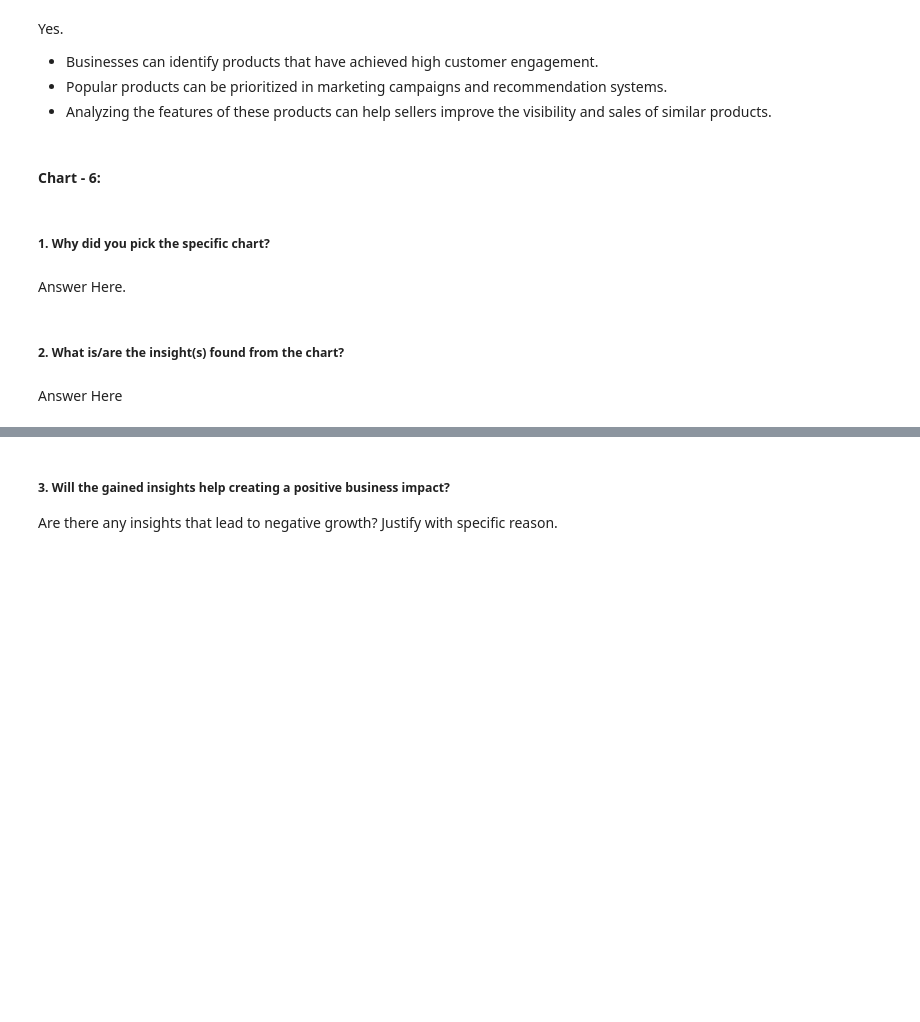
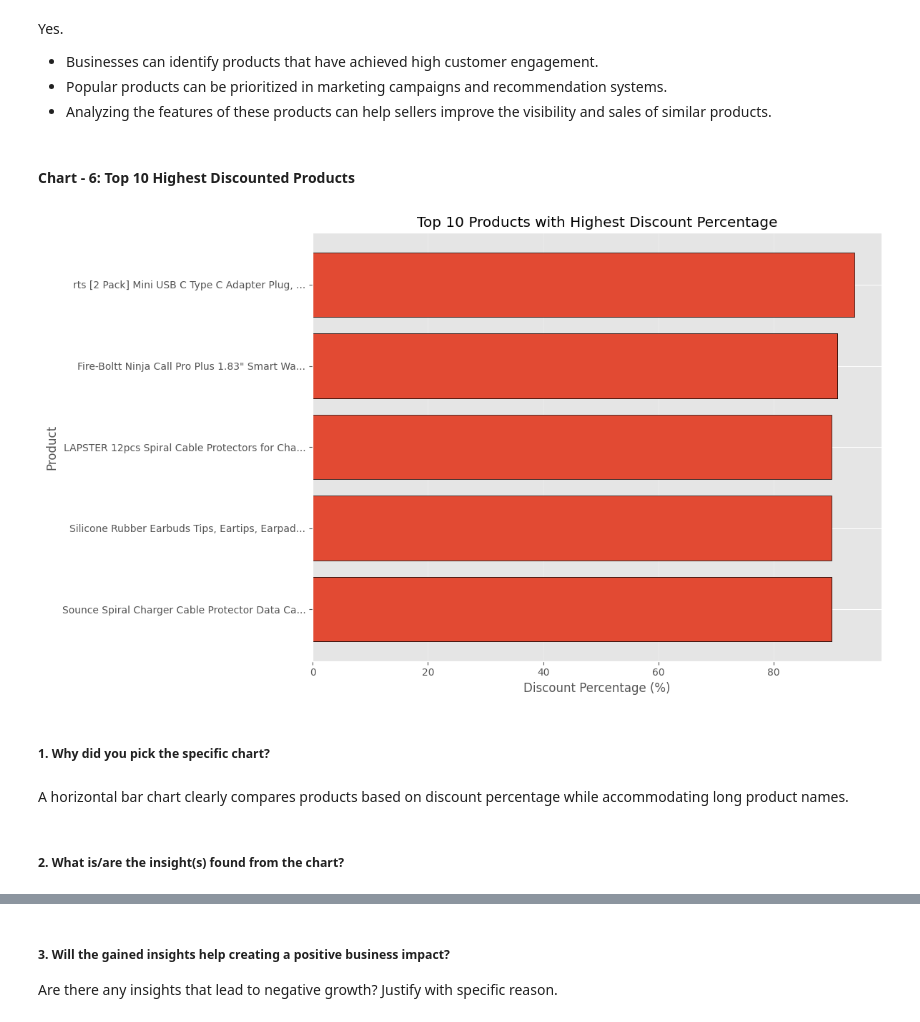
Before and after one commit to ArpitaGuniyal/Amazon-Sales-EDA, a Jupyter notebook: amazon_sales_eda.ipynb, the cells around one changed output, grey strips where cells are left out. Drawn from its saved outputs; the diff is of its cells as text; code cells hidden in the pictures; blank space fills up the shorter version.

Commit message:
Complete univariate analysis (Charts 6–10)

```diff
--- a/amazon_sales_eda.ipynb
+++ b/amazon_sales_eda.ipynb
@@ -562,4 +618,4 @@ Yes.
 * Popular products can be prioritized in marketing campaigns and recommendation systems.
 * Analyzing the features of these products can help sellers improve the visibility and sales of similar products.
 # %% [markdown]
-#### Chart - 6:
+#### Chart - 6: Top 10 Highest Discounted Products
@@ -568,8 +622,42 @@ Yes.
+# %%
+# Select top 10 products with highest discounts
+top_discount = (
+    df_clean[['product_name', 'discount_percentage']]
+    .sort_values(by='discount_percentage', ascending=False)
+    .head(10)
+)
+
+# Shorten long product names
+top_discount['short_name'] = (
+    top_discount['product_name']
+    .str.slice(0, 45) + "..."
+)
+
+# Create figure
+plt.figure(figsize=(12, 7))
+
+plt.barh(
+    top_discount['short_name'],
+    top_discount['discount_percentage'],
+    edgecolor='black'
+)
+
+plt.title("Top 10 Products with Highest Discount Percentage")
+plt.xlabel("Discount Percentage (%)")
+plt.ylabel("Product")
+
+plt.gca().invert_yaxis()
+
+plt.grid(axis='x', alpha=0.3)
+
+plt.tight_layout()
+
+plt.show()
+# %% [output]
+[figure, added]
 # %% [markdown]
 ##### 1. Why did you pick the specific chart?
-# %% [markdown]
-Answer Here.
+# %% [markdown]
+A horizontal bar chart clearly compares products based on discount percentage while accommodating long product names.
 # %% [markdown]
 ##### 2. What is/are the insight(s) found from the chart?
-# %% [markdown]
-Answer Here
```
Also changed, not shown: parts of 46 cells of this notebook.
